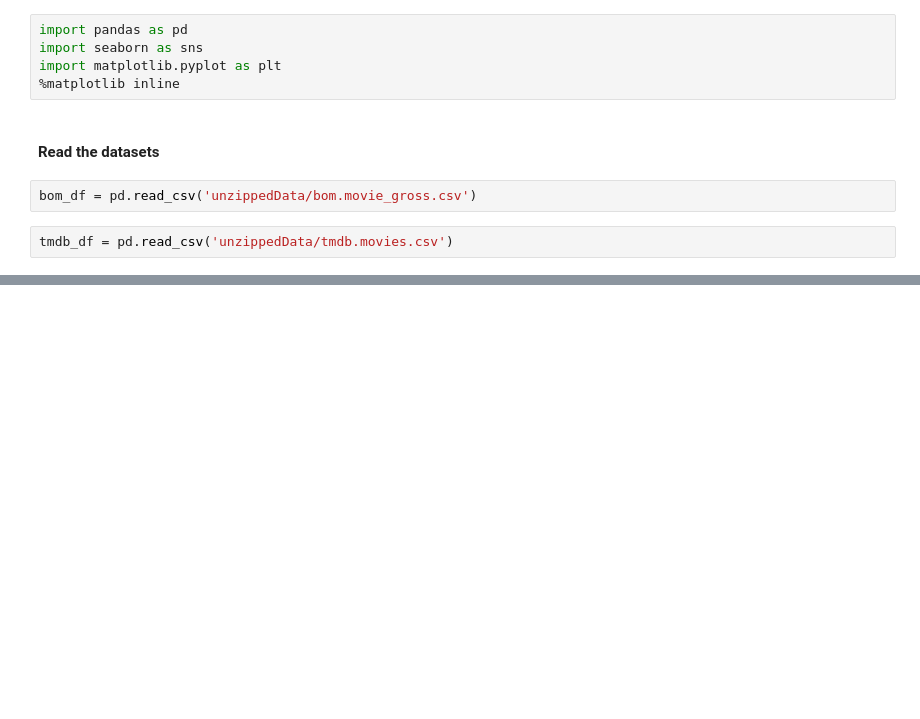
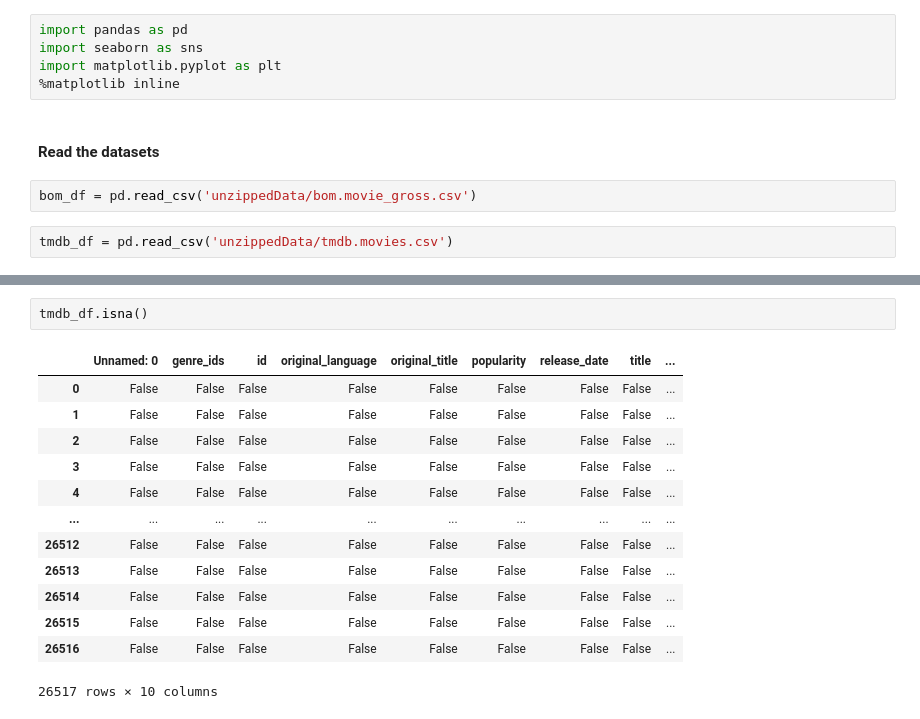
Before and after one commit to whareverr/dsc-phase-1-project-v2-4, a Jupyter notebook: student.ipynb, the cells around one changed output, grey strips where cells are left out. Cells and saved outputs as stored; diff of their text form; blank space fills up the shorter version.

```diff
--- a/student.ipynb
+++ b/student.ipynb
@@ -26,0 +138,16 @@ rt_df = pd.read_csv('unzippedData/rt.movies_info.tsv', sep='\t', encoding='latin
+# %%
+tmdb_df.isna()
+# %% [output]
+|  | Unnamed: 0 | genre_ids | id | original_language | original_title | popularity | release_date | title | ... |
+| 0 | False | False | False | False | False | False | False | False | ... |
+| 1 | False | False | False | False | False | False | False | False | ... |
+| 2 | False | False | False | False | False | False | False | False | ... |
+| 3 | False | False | False | False | False | False | False | False | ... |
+| 4 | False | False | False | False | False | False | False | False | ... |
+| ... | ... | ... | ... | ... | ... | ... | ... | ... | ... |
+| 26512 | False | False | False | False | False | False | False | False | ... |
+| 26513 | False | False | False | False | False | False | False | False | ... |
+| 26514 | False | False | False | False | False | False | False | False | ... |
+| 26515 | False | False | False | False | False | False | False | False | ... |
+| 26516 | False | False | False | False | False | False | False | False | ... |
+26517 rows × 10 columns
```
Also changed, not shown: parts of 25 cells of this notebook.
